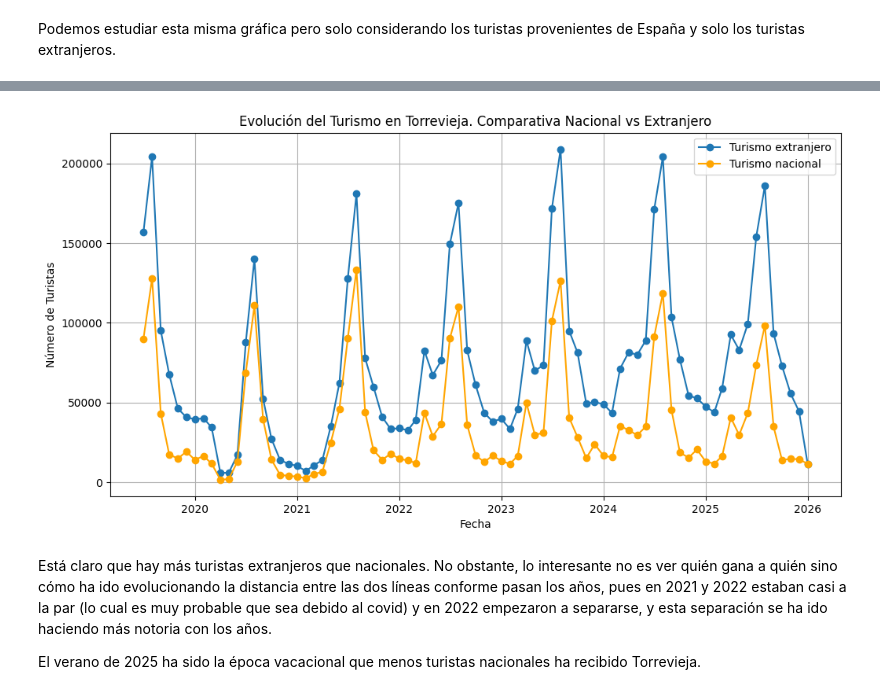
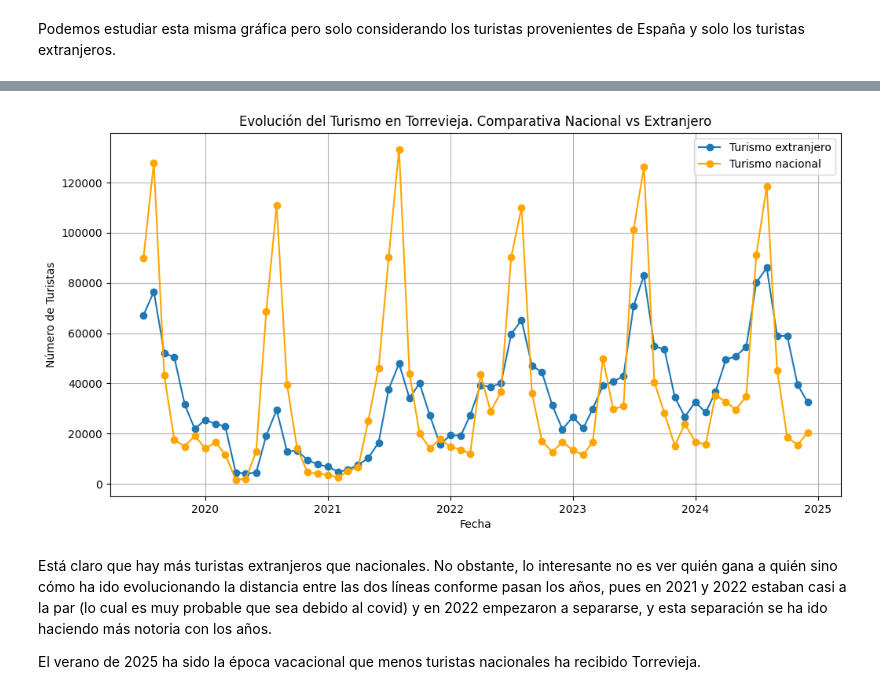
Before and after one commit to MalenaSancho/Turismo-Mineria-Datos, a Jupyter notebook: RETOS/RETO_2.ipynb, the cells around one changed output, grey strips where cells are left out. Cells and saved outputs as stored; diff of their text form; code cells hidden in the pictures.

Commit message:
ReadME y añadidos reto 2

```diff
--- a/RETOS/RETO_2.ipynb
+++ b/RETOS/RETO_2.ipynb
@@ -466,9 +452,7 @@ A continuación vamos a cargar los datos ya limpios y procesados del reto 1, de
 
 Vamos a cargar tantos los datos de turistas extranjeros como nacionales.
 # %%
+poblacion_efectiva = pd.read_csv('../DATASETS/RETO 1/DATASETS MODIFICADOS/poblacion_efectiva_torrevieja.csv', sep=';', encoding='utf-8')
 
-
-turismo_extr = pd.read_csv('DATASETS/RETO 1/DATASETS MODIFICADOS/poblacion_flotante_base.csv', sep=';', encoding='utf-8')
-
-turismo_extr.columns
+poblacion_efectiva.columns
 # %% [output]
@@ -503,0 +462,18 @@ turismo_extr.head()
+# %%
+# La nueva versión del dataset ya viene agregada por mes (no por país de origen),
+# con tres columnas: turismo_interno (nacional), turismo_receptor (extranjero) y turismo_emisor.
+# Mantenemos los nombres de variables del notebook para no tocar el resto del análisis:
+#   - turismo_extr        ←  columna 'turismo_receptor'  (turismo extranjero)
+#   - turismo_nacional    ←  columna 'turismo_interno'   (turismo nacional)
+
+poblacion_efectiva['fecha'] = pd.to_datetime(poblacion_efectiva['fecha'])
+poblacion_efectiva['mes_num'] = poblacion_efectiva['fecha'].dt.month
+poblacion_efectiva['mes_nombre'] = poblacion_efectiva['fecha'].dt.strftime('%B')
+
+turismo_extr = (
+    poblacion_efectiva[['fecha', 'año', 'mes_num', 'mes_nombre', 'turismo_receptor']]
+    .rename(columns={'turismo_receptor': 'turistas'})
+    .copy()
+)
+
+poblacion_efectiva.head()
@@ -596,0 +546,10 @@ turismo_nacional.head()
+# %%
+# Derivamos turismo_nacional del mismo dataset poblacion_efectiva
+# (ya no hace falta cargar interno_torrevieja_limpio.csv).
+turismo_nacional = (
+    poblacion_efectiva[['fecha', 'año', 'mes_num', 'mes_nombre', 'turismo_interno']]
+    .rename(columns={'turismo_interno': 'turistas'})
+    .copy()
+)
+
+turismo_nacional.columns
@@ -597,19 +567,16 @@ turismo_nacional.head()
 # %%
-
-turismo_grouped = turismo_extr.groupby('fecha')['turistas'].sum().reset_index()
-turismo_grouped2 = turismo_nacional.groupby('fecha')['turistas'].sum().reset_index()
-# Graficar la evolución del turismo a lo largo del tiempo
+# Comparativa turismo nacional vs extranjero (ya están agregados por mes).
 plt.figure(figsize=(12, 6))
-plt.plot(turismo_grouped['fecha'], turismo_grouped['turistas'], marker='o', label = 'Turismo extranjero')
-plt.plot(turismo_grouped2['fecha'], turismo_grouped2['turistas'], marker='o', color='orange', label = 'Turismo nacional')
+plt.plot(turismo_extr['fecha'], turismo_extr['turistas'], marker='o', label='Turismo extranjero')
+plt.plot(turismo_nacional['fecha'], turismo_nacional['turistas'], marker='o', color='orange', label='Turismo nacional')
 plt.title('Evolución del Turismo en Torrevieja. Comparativa Nacional vs Extranjero')
 plt.xlabel('Fecha')
 plt.ylabel('Número de Turistas')
 plt.grid()
 plt.legend()
 plt.show()
 # %% [output]
-[figure, old version]
+[figure, new version]
 # %% [markdown]
 Está claro que hay más turistas extranjeros que nacionales. No obstante, lo interesante no es ver quién gana a quién sino cómo ha ido evolucionando la distancia entre las dos líneas conforme pasan los años, pues en 2021 y 2022 estaban casi a la par (lo cual es muy probable que sea debido al covid) y en 2022 empezaron a separarse, y esta separación se ha ido haciendo más notoria con los años.
 
```
Also changed, not shown: parts of 35 cells of this notebook, 1 other file.
